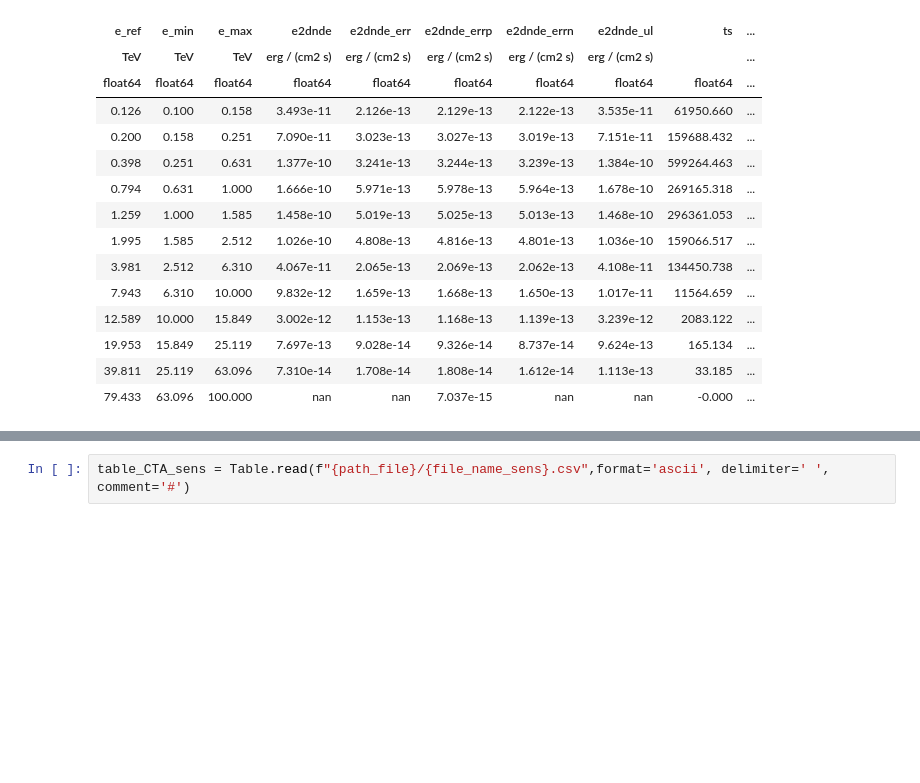
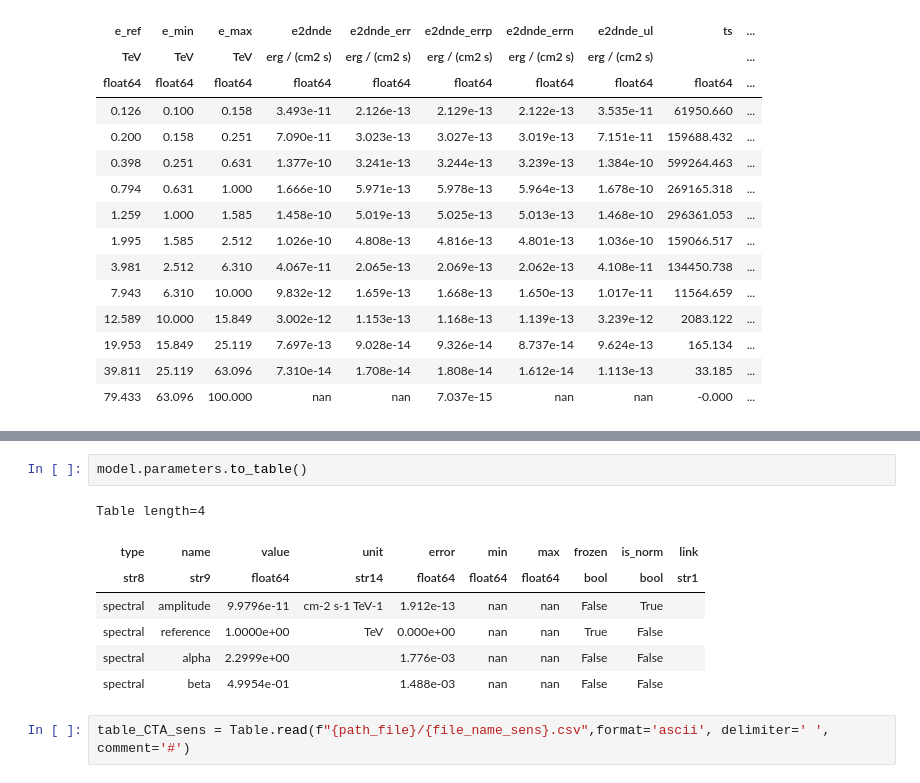
Before and after one commit to rubensjrcosta/gammapy-my_notebooks, a Jupyter notebook: my-notebooks/pulsars/CTA_simulation.ipynb, the cells around one changed output, grey strips where cells are left out. Cells and saved outputs as stored; diff of their text form; blank space fills up the shorter version.

```diff
--- a/my-notebooks/pulsars/CTA_simulation.ipynb
+++ b/my-notebooks/pulsars/CTA_simulation.ipynb
@@ -988,3 +985,13 @@ No reference model set for FluxMaps. Assuming point source with E^-2 spectrum.
+# %%
+model.parameters.to_table()
+# %% [output]
+Table length=4
+| type | name | value | unit | error | min | max | frozen | is_norm | link |
+| str8 | str9 | float64 | str14 | float64 | float64 | float64 | bool | bool | str1 |
+| spectral | amplitude | 9.9796e-11 | cm-2 s-1 TeV-1 | 1.912e-13 | nan | nan | False | True |  |
+| spectral | reference | 1.0000e+00 | TeV | 0.000e+00 | nan | nan | True | False |  |
+| spectral | alpha | 2.2999e+00 |  | 1.776e-03 | nan | nan | False | False |  |
+| spectral | beta | 4.9954e-01 |  | 1.488e-03 | nan | nan | False | False |  |
 # %%
 table_CTA_sens = Table.read(f"{path_file}/{file_name_sens}.csv",format='ascii', delimiter=' ', comment='#')
 # %%
```
Also changed, not shown: parts of 14 cells of this notebook, 6 other files.
